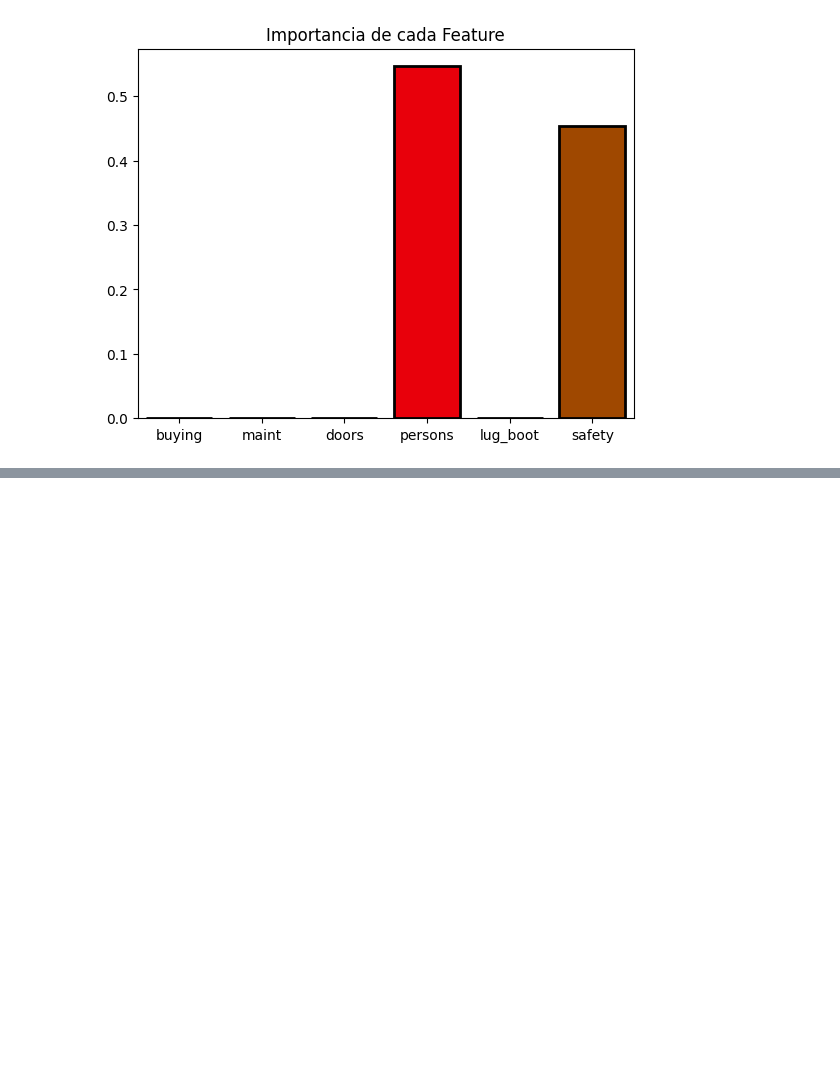
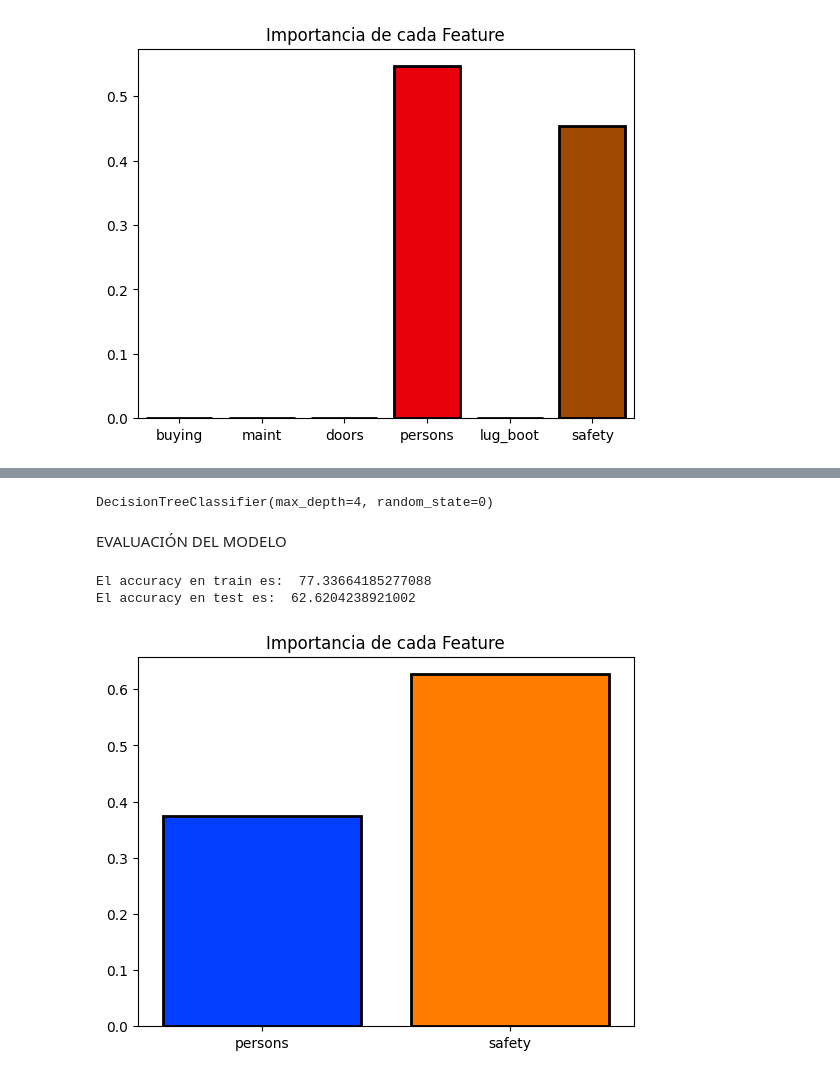
Before and after one commit to dparedes616/Tree-and-RF, a Jupyter notebook: Arbol_Proyecto_Carrros.ipynb, the cells around one changed output, grey strips where cells are left out. Drawn from its saved outputs; the diff is of its cells as text; code cells hidden in the pictures; blank space fills up the shorter version.

Commit message:
Nuevo modelo

```diff
--- a/Arbol_Proyecto_Carrros.ipynb
+++ b/Arbol_Proyecto_Carrros.ipynb
@@ -213,0 +243,11 @@ plt.show()
+# %%
+#Separacion de X y Y
+X=df_car2.drop(["class"], axis=1) #Borra la variable target y deja las demas
+Y=df_car2["class"] #Se asigna class a Y
+# %%
+#importamos librerias para la creacion de modelos
+from sklearn.model_selection import train_test_split
+
+#30% de los datos es para el test y 70% para train
+
+X_train, X_test, Y_train , Y_test = train_test_split(X, Y, test_size=0.30, random_state=42)
@@ -213,0 +271,9 @@ plt.show()
+# %%
+#Tranformamos de categoricos a numericos los datos de X
+
+import category_encoders as ce
+
+encoder= ce.OrdinalEncoder(cols=["persons", "safety"])
+
+X_train=encoder.fit_transform(X_train)
+X_test=encoder.fit_transform(X_test)
@@ -213,0 +291,39 @@ plt.show()
+# %%
+#Importar librerias de arbol de decisión
+from sklearn.tree import DecisionTreeClassifier
+#Creación del modelo
+tree=DecisionTreeClassifier(max_depth=4, random_state=0)
+#Entrenamiento
+tree.fit(X_train, Y_train)
+# %% [output]
+DecisionTreeClassifier(max_depth=4, random_state=0)
+# %% [markdown]
+EVALUACIÓN DEL MODELO
+# %%
+#Calculo de metricas
+from sklearn.metrics import accuracy_score
+
+#Calculo del accuracy en Train
+train_accuracy_tree=accuracy_score(Y_train,Y_train_pred_tree)
+
+#Calculo del accuracy en test
+test_accuracy_tree=accuracy_score(Y_test,Y_test_pred_tree)
+
+print("El accuracy en train es: ", train_accuracy_tree*100)
+print("El accuracy en test es: ", test_accuracy_tree*100)
+
+#Lo idela es tener valores entre 80 y 90
+# %% [output]
+El accuracy en train es:  77.33664185277088
+El accuracy en test es:  62.6204238921002
+# %%
+#Verificamos el feature importances
+
+importances = tree.feature_importances_
+columns=X.columns
+data=pd.DataFrame([importances], columns=columns)
+sns.barplot(data, palette = 'bright', saturation = 2.0, edgecolor = 'black', linewidth = 2)
+plt.title('Importancia de cada Feature')
+plt.show()
+# %% [output]
+[figure, added]
```
Also changed, not shown: parts of 8 cells of this notebook.
